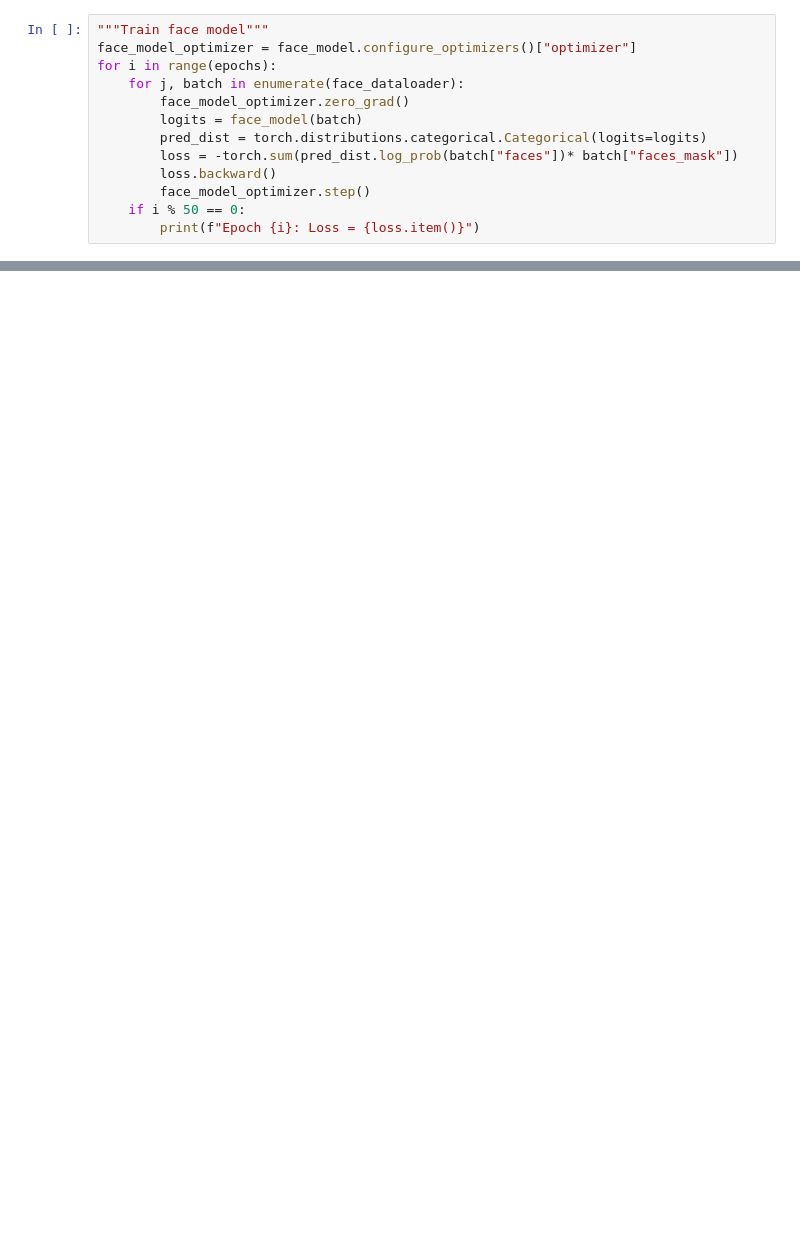
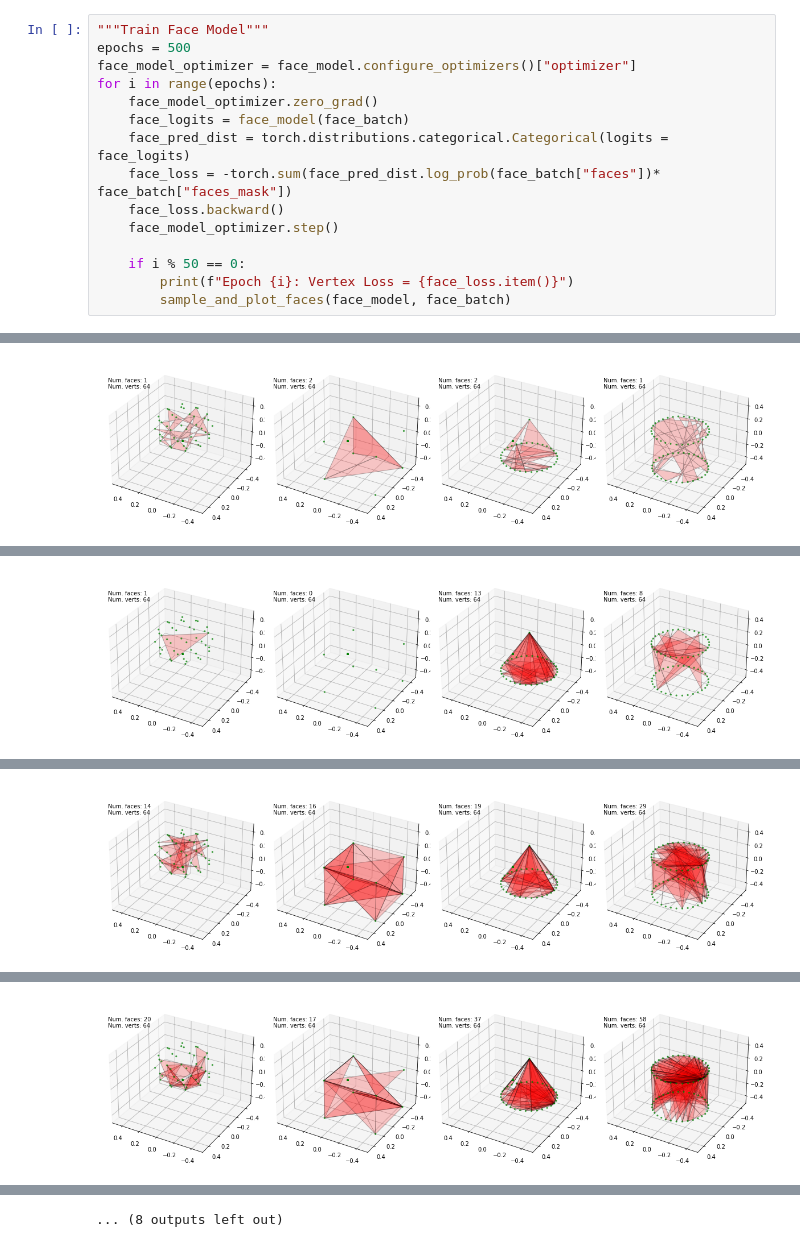
Before and after one commit to anshulcgm/polygen, a Jupyter notebook: sample_train.ipynb, the cells around one changed output, grey strips where cells are left out. Saved outputs shown, nothing was run; the diff lists cells and outputs as text; blank space fills up the shorter version.

```diff
--- a/sample_train.ipynb
+++ b/sample_train.ipynb
@@ -63,13 +133,16 @@ KeyboardInterrupt:
 # %%
-"""Train face model"""
+"""Train Face Model"""
+epochs = 500
 face_model_optimizer = face_model.configure_optimizers()["optimizer"]
 for i in range(epochs):
-    for j, batch in enumerate(face_dataloader):
-        face_model_optimizer.zero_grad()
-        logits = face_model(batch)
-        pred_dist = torch.distributions.categorical.Categorical(logits=logits)
-        loss = -torch.sum(pred_dist.log_prob(batch["faces"])* batch["faces_mask"])
-        loss.backward()
-        face_model_optimizer.step()
+    face_model_optimizer.zero_grad()
+    face_logits = face_model(face_batch)
+    face_pred_dist = torch.distributions.categorical.Categorical(logits = face_logits)
+    face_loss = -torch.sum(face_pred_dist.log_prob(face_batch["faces"])* face_batch["faces_mask"])
+    face_loss.backward()
+    face_model_optimizer.step()
+
     if i % 50 == 0:
-        print(f"Epoch {i}: Loss = {loss.item()}")
+        print(f"Epoch {i}: Vertex Loss = {face_loss.item()}")
+        sample_and_plot_faces(face_model, face_batch)
+# %% [output]
@@ -75,0 +150 @@ for i in range(epochs):
+[figure, added]
@@ -75,0 +152 @@ for i in range(epochs):
+[figure, added]
@@ -75,0 +154 @@ for i in range(epochs):
+[figure, added]
@@ -75,0 +156 @@ for i in range(epochs):
+[figure, added]
@@ -75,0 +161 @@ for i in range(epochs):
+... (8 outputs left out)
```
Also changed, not shown: parts of 10 cells of this notebook, 2 other files.
